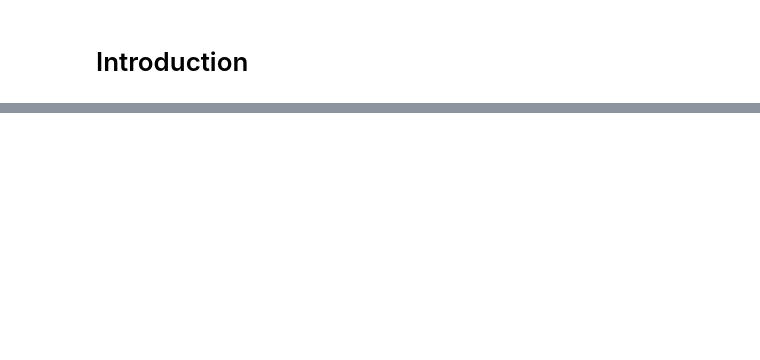
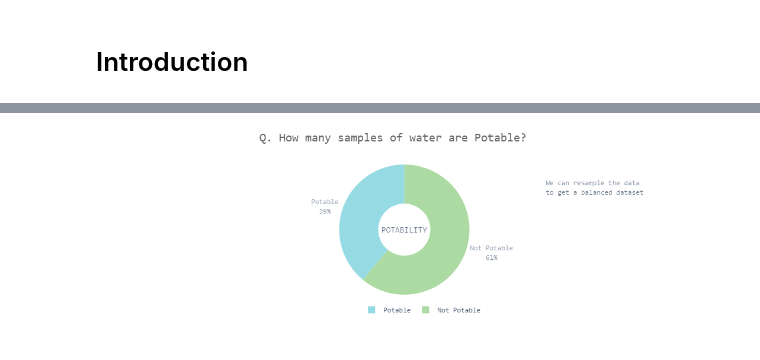
Before and after one commit to al-dayviid21/Water_Quality_Prediction, a Jupyter notebook: Water_Quality_Prediction.ipynb, the cells around one changed output, grey strips where cells are left out. Cells and saved outputs as stored; diff of their text form; code cells hidden in the pictures; blank space fills up the shorter version.

```diff
--- a/Water_Quality_Prediction.ipynb
+++ b/Water_Quality_Prediction.ipynb
@@ -10,0 +92,26 @@ Thus, the aim of this project is to predict the quality of water for drinking pu
+# %%
+d= pd.DataFrame(df['POTABILITY'].value_counts())
+colors_blue = ["#132C33", "#264D58", '#17869E', '#51C4D3', '#B4DBE9']
+colors_dark = ["#1F1F1F", "#313131", '#636363', '#AEAEAE', '#DADADA']
+colors_green = ['#01411C','#4B6F44','#4F7942','#74C365','#D0F0C0']
+
+fig = px.pie(d,values='POTABILITY',names=['Not Potable','Potable'],hole=0.4,opacity=0.6,
+            color_discrete_sequence=[colors_green[3],colors_blue[3]],
+             labels={'label':'POTABILITY','POTABILITY':'No. Of Samples'})
+
+fig.add_annotation(text='We can resample the data<br> to get a balanced dataset',
+                   x=1.2,y=0.9,showarrow=False,font_size=12,opacity=0.7,font_family='monospace')
+fig.add_annotation(text='POTABILITY',
+                   x=0.5,y=0.5,showarrow=False,font_size=14,opacity=0.7,font_family='monospace')
+fig.update_layout(
+    font_family='monospace',
+    title=dict(text='Q. How many samples of water are Potable?',x=0.47,y=0.98,
+               font=dict(color=colors_dark[2],size=20)),
+    legend=dict(x=0.37,y=-0.05,orientation='h',traceorder='reversed'),
+    hoverlabel=dict(bgcolor='white'))
+
+fig.update_traces(textposition='outside', textinfo='percent+label')
+
+fig.show()
+# %% [output]
+[figure, added]
```
Also changed, not shown: parts of 15 cells of this notebook.
